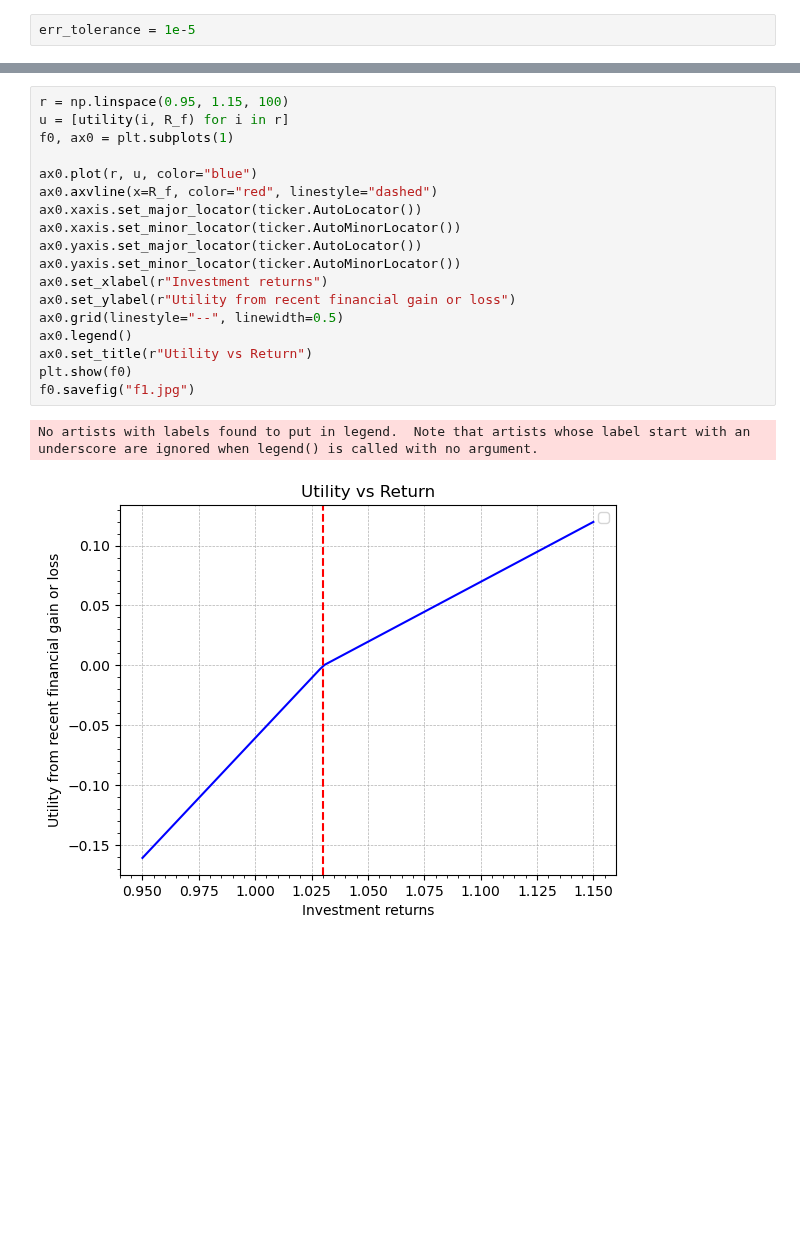
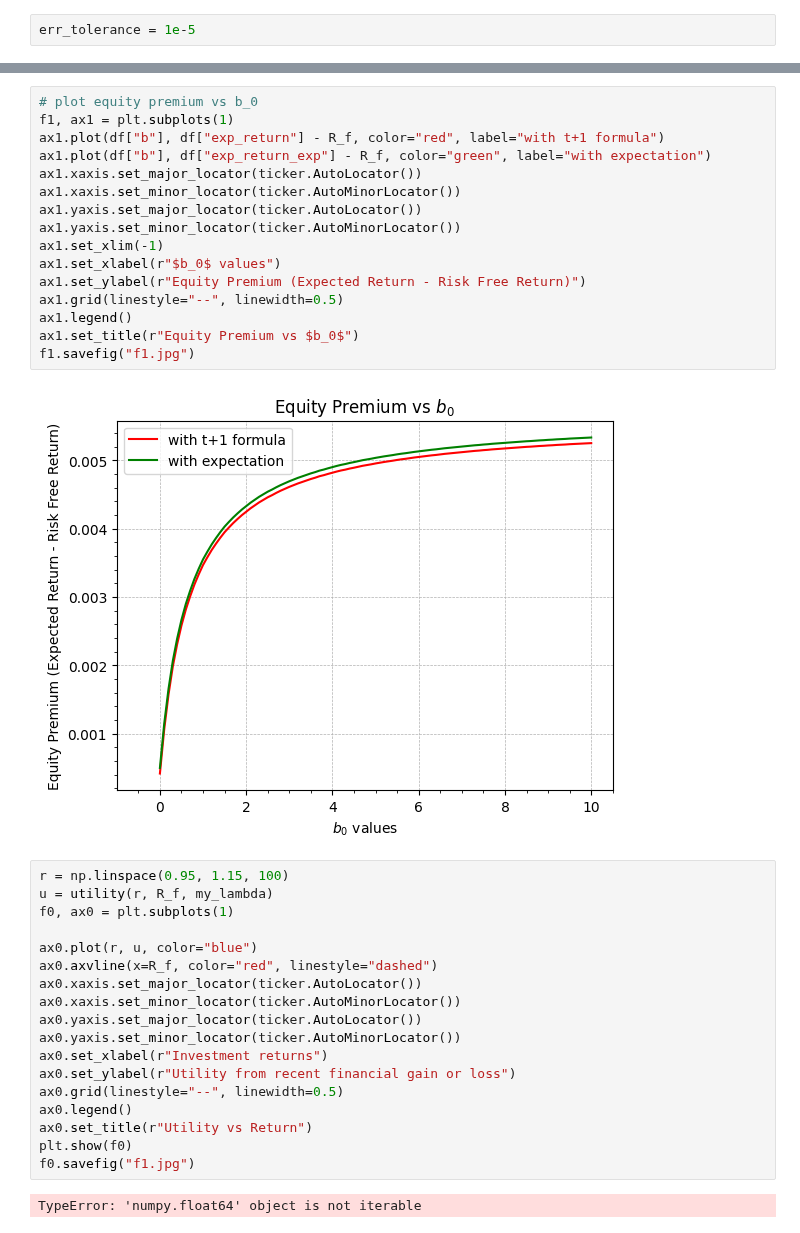
Before and after one commit to kilowiski/qf600, a Jupyter notebook: assignment_6/assignment6.ipynb, the cells around one changed output, grey strips where cells are left out. Cells and saved outputs as stored; diff of their text form; blank space fills up the shorter version.

```diff
--- a/assignment_6/assignment6.ipynb
+++ b/assignment_6/assignment6.ipynb
@@ -282,6 +301,24 @@ No artists with labels found to put in legend.  Note that artists whose label st
+# %%
+# plot equity premium vs b_0
+f1, ax1 = plt.subplots(1)
+ax1.plot(df["b"], df["exp_return"] - R_f, color="red", label="with t+1 formula")
+ax1.plot(df["b"], df["exp_return_exp"] - R_f, color="green", label="with expectation")
+ax1.xaxis.set_major_locator(ticker.AutoLocator())
+ax1.xaxis.set_minor_locator(ticker.AutoMinorLocator())
+ax1.yaxis.set_major_locator(ticker.AutoLocator())
+ax1.yaxis.set_minor_locator(ticker.AutoMinorLocator())
+ax1.set_xlim(-1)
+ax1.set_xlabel(r"$b_0$ values")
+ax1.set_ylabel(r"Equity Premium (Expected Return - Risk Free Return)")
+ax1.grid(linestyle="--", linewidth=0.5)
+ax1.legend()
+ax1.set_title(r"Equity Premium vs $b_0$")
+f1.savefig("f1.jpg")
+# %% [output]
+[figure, added]
 # %%
 r = np.linspace(0.95, 1.15, 100)
-u = [utility(i, R_f) for i in r]
+u = utility(r, R_f, my_lambda)
 f0, ax0 = plt.subplots(1)
 
 ax0.plot(r, u, color="blue")
@@ -298,5 +335,4 @@ ax0.set_title(r"Utility vs Return")
 plt.show(f0)
 f0.savefig("f1.jpg")
 # %% [output]
-No artists with labels found to put in legend.  Note that artists whose label start with an underscore are ignored when legend() is called with no argument.
+TypeError: 'numpy.float64' object is not iterable
-[figure, removed]
```
Also changed, not shown: parts of 14 cells of this notebook, 2 other files.
